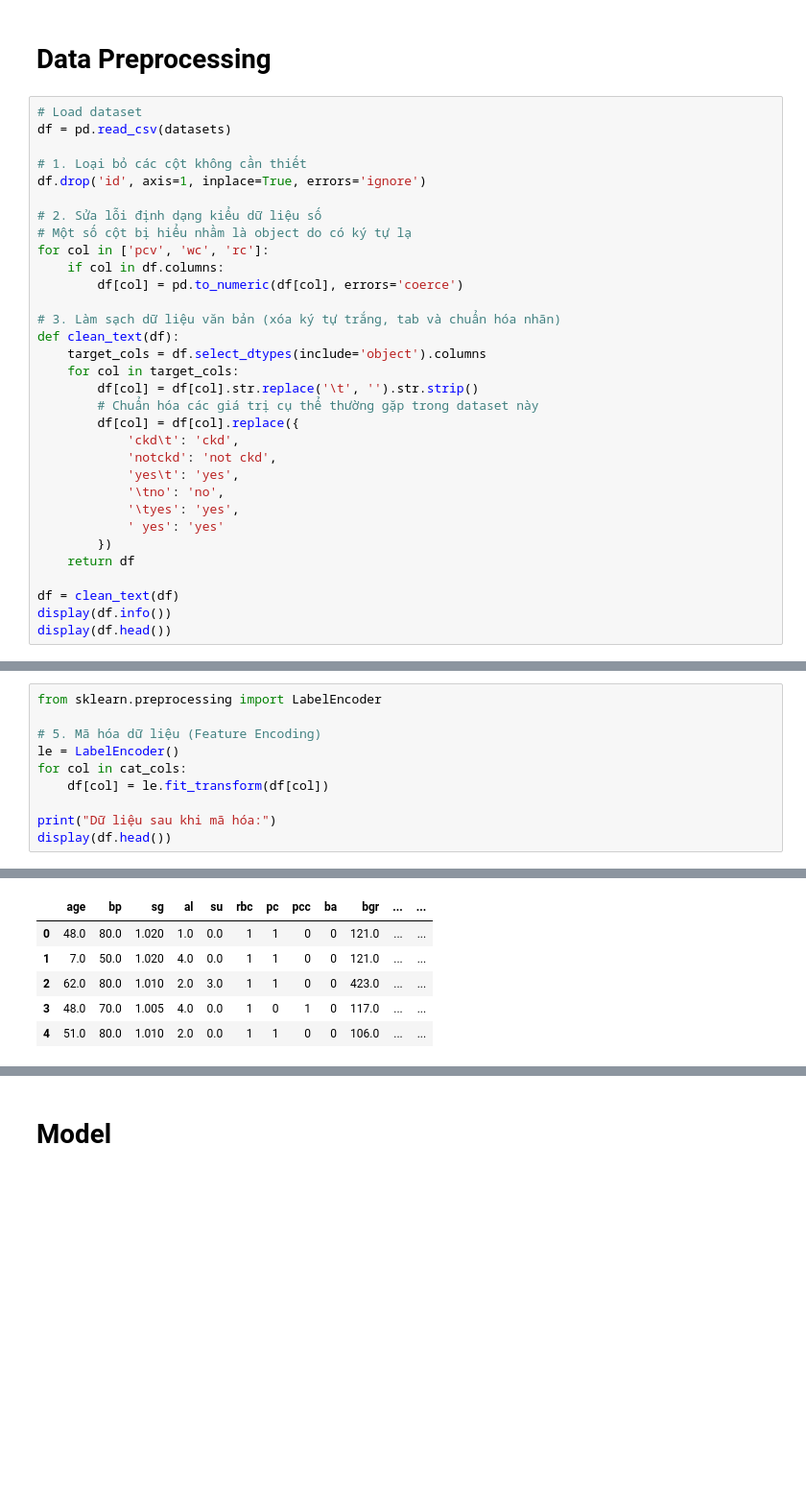
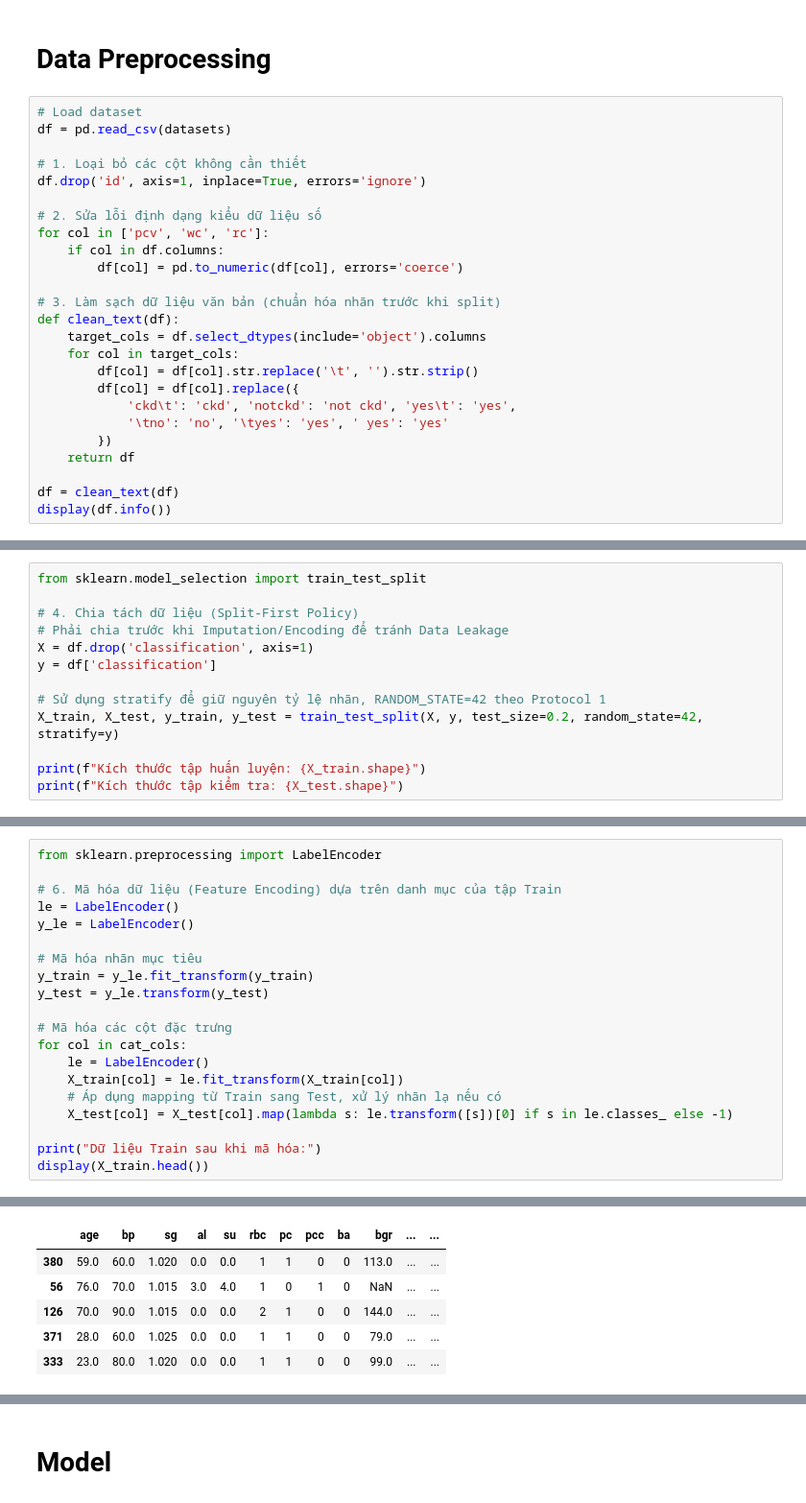
Before and after one commit to YuluWusu/Training-A.I-model-for-diagnosing-kidney-disease, a Jupyter notebook: diagnosing_kidney_disease.ipynb, the cells around one changed output, grey strips where cells are left out. Shown at 96% size. Cells and saved outputs as stored; diff of their text form; blank space fills up the shorter version.

Commit message:
feat(model): update model training

```diff
--- a/diagnosing_kidney_disease.ipynb
+++ b/diagnosing_kidney_disease.ipynb
@@ -43,30 +41,23 @@ df = pd.read_csv(datasets)
 df.drop('id', axis=1, inplace=True, errors='ignore')
 
 # 2. Sửa lỗi định dạng kiểu dữ liệu số
-# Một số cột bị hiểu nhầm là object do có ký tự lạ
 for col in ['pcv', 'wc', 'rc']:
     if col in df.columns:
         df[col] = pd.to_numeric(df[col], errors='coerce')
 
-# 3. Làm sạch dữ liệu văn bản (xóa ký tự trắng, tab và chuẩn hóa nhãn)
+# 3. Làm sạch dữ liệu văn bản (chuẩn hóa nhãn trước khi split)
 def clean_text(df):
     target_cols = df.select_dtypes(include='object').columns
     for col in target_cols:
         df[col] = df[col].str.replace('\t', '').str.strip()
-        # Chuẩn hóa các giá trị cụ thể thường gặp trong dataset này
         df[col] = df[col].replace({
-            'ckd\t': 'ckd',
-            'notckd': 'not ckd',
-            'yes\t': 'yes',
-            '\tno': 'no',
-            '\tyes': 'yes',
-            ' yes': 'yes'
+            'ckd\t': 'ckd', 'notckd': 'not ckd', 'yes\t': 'yes',
+            '\tno': 'no', '\tyes': 'yes', ' yes': 'yes'
         })
     return df
 
 df = clean_text(df)
 display(df.info())
-display(df.head())
 # %% [output]
 <class 'pandas.DataFrame'>
 RangeIndex: 400 entries, 0 to 399
@@ -95,0 +80,13 @@ None
+# %%
+from sklearn.model_selection import train_test_split
+
+# 4. Chia tách dữ liệu (Split-First Policy)
+# Phải chia trước khi Imputation/Encoding để tránh Data Leakage
+X = df.drop('classification', axis=1)
+y = df['classification']
+
+# Sử dụng stratify để giữ nguyên tỷ lệ nhãn, RANDOM_STATE=42 theo Protocol 1
+X_train, X_test, y_train, y_test = train_test_split(X, y, test_size=0.2, random_state=42, stratify=y)
+
+print(f"Kích thước tập huấn luyện: {X_train.shape}")
+print(f"Kích thước tập kiểm tra: {X_test.shape}")
@@ -113,11 +124,21 @@ Số lượng null sau khi xử lý: 0
 # %%
 from sklearn.preprocessing import LabelEncoder
 
-# 5. Mã hóa dữ liệu (Feature Encoding)
+# 6. Mã hóa dữ liệu (Feature Encoding) dựa trên danh mục của tập Train
 le = LabelEncoder()
+y_le = LabelEncoder()
+
+# Mã hóa nhãn mục tiêu
+y_train = y_le.fit_transform(y_train)
+y_test = y_le.transform(y_test)
+
+# Mã hóa các cột đặc trưng
 for col in cat_cols:
-    df[col] = le.fit_transform(df[col])
+    le = LabelEncoder()
+    X_train[col] = le.fit_transform(X_train[col])
+    # Áp dụng mapping từ Train sang Test, xử lý nhãn lạ nếu có
+    X_test[col] = X_test[col].map(lambda s: le.transform([s])[0] if s in le.classes_ else -1)
 
-print("Dữ liệu sau khi mã hóa:")
-display(df.head())
+print("Dữ liệu Train sau khi mã hóa:")
+display(X_train.head())
 # %% [output]
@@ -125,6 +146,6 @@ Dữ liệu sau khi mã hóa:
 |  | age | bp | sg | al | su | rbc | pc | pcc | ba | bgr | ... | ... |
-| 0 | 48.0 | 80.0 | 1.020 | 1.0 | 0.0 | 1 | 1 | 0 | 0 | 121.0 | ... | ... |
-| 1 | 7.0 | 50.0 | 1.020 | 4.0 | 0.0 | 1 | 1 | 0 | 0 | 121.0 | ... | ... |
-| 2 | 62.0 | 80.0 | 1.010 | 2.0 | 3.0 | 1 | 1 | 0 | 0 | 423.0 | ... | ... |
-| 3 | 48.0 | 70.0 | 1.005 | 4.0 | 0.0 | 1 | 0 | 1 | 0 | 117.0 | ... | ... |
-| 4 | 51.0 | 80.0 | 1.010 | 2.0 | 0.0 | 1 | 1 | 0 | 0 | 106.0 | ... | ... |
+| 380 | 59.0 | 60.0 | 1.020 | 0.0 | 0.0 | 1 | 1 | 0 | 0 | 113.0 | ... | ... |
+| 56 | 76.0 | 70.0 | 1.015 | 3.0 | 4.0 | 1 | 0 | 1 | 0 | NaN | ... | ... |
+| 126 | 70.0 | 90.0 | 1.015 | 0.0 | 0.0 | 2 | 1 | 0 | 0 | 144.0 | ... | ... |
+| 371 | 28.0 | 60.0 | 1.025 | 0.0 | 0.0 | 1 | 1 | 0 | 0 | 79.0 | ... | ... |
+| 333 | 23.0 | 80.0 | 1.020 | 0.0 | 0.0 | 1 | 1 | 0 | 0 | 99.0 | ... | ... |
```
Also changed, not shown: parts of 32 cells of this notebook.
